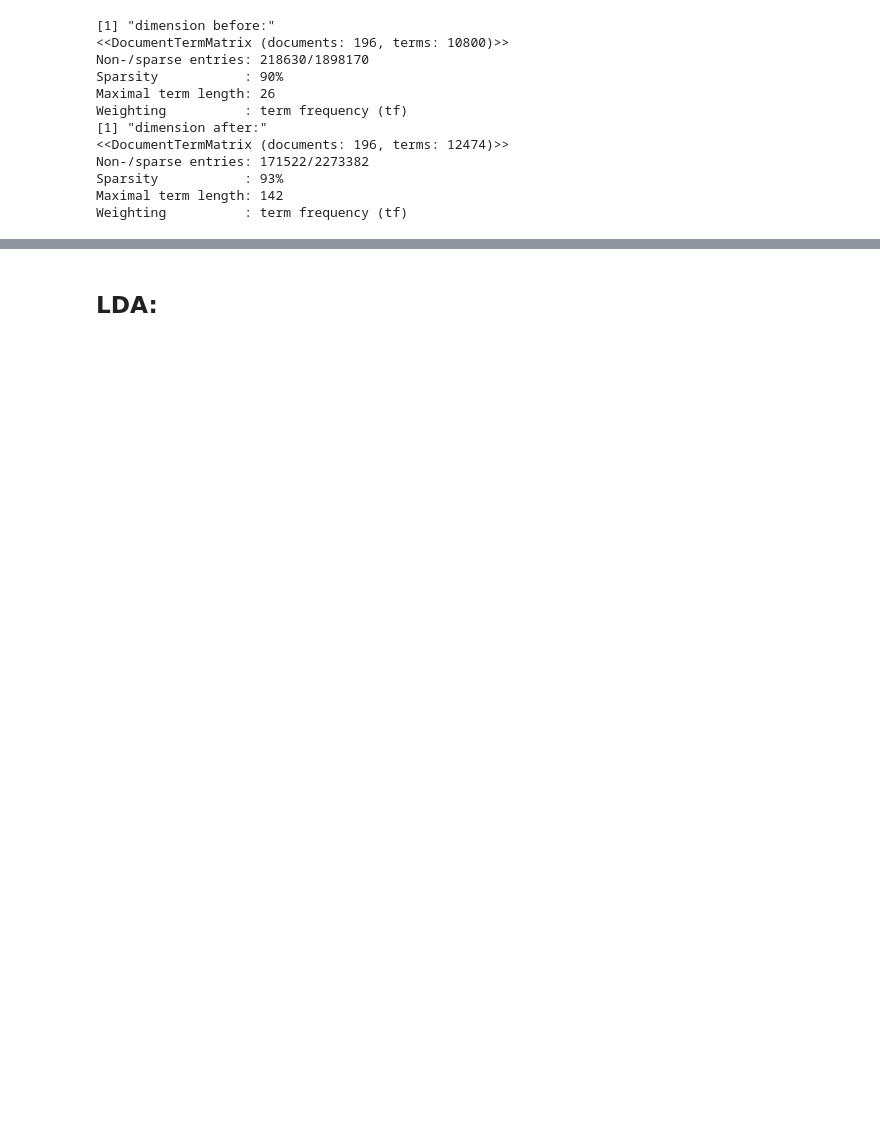
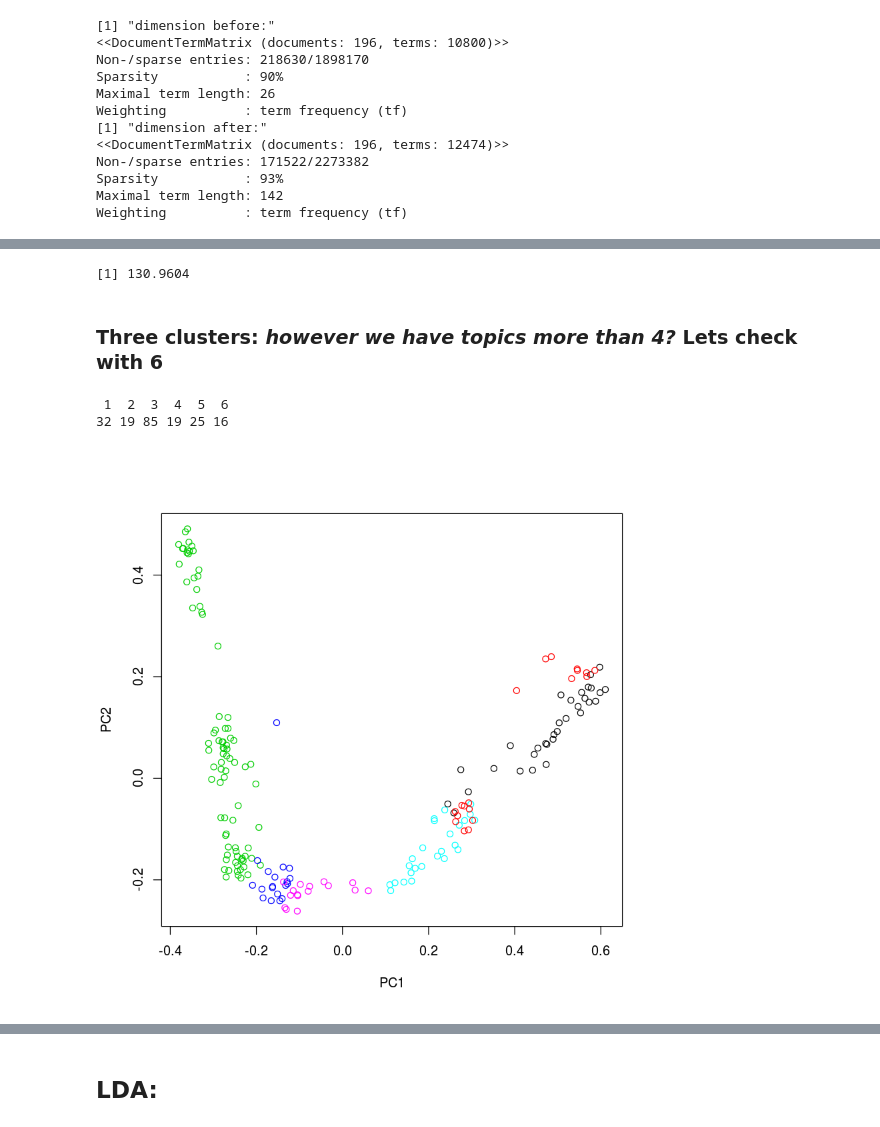
Before and after one commit to harishaaram/Topic-Modeling, a Jupyter notebook: Text_Analysis_Fedspeech.ipynb, the cells around one changed output, grey strips where cells are left out. Cells and saved outputs as stored; diff of their text form; code cells hidden in the pictures; blank space fills up the shorter version.

```diff
--- a/Text_Analysis_Fedspeech.ipynb
+++ b/Text_Analysis_Fedspeech.ipynb
@@ -137,0 +232,17 @@ like         like 2753
+# %%
+cl_3$tot.withinss
+# %% [output]
+[1] 130.9604
+# %% [markdown]
+### Three clusters: *however we have topics more than 4?* Lets check with 6
+# %%
+#cluster numbers = 6
+m_norm<-norm_eucl(m)
+cl_6<-kmeans(m_norm,6)
+table(cl_6$cluster)
+# png("kmeansCluster.png")
+plot(prcomp(m_norm)$x, col=cl_6$cl)
+# %% [output]
+ 1  2  3  4  5  6
+32 19 85 19 25 16
+[figure, added]
```
Also changed, not shown: parts of 37 cells of this notebook.
